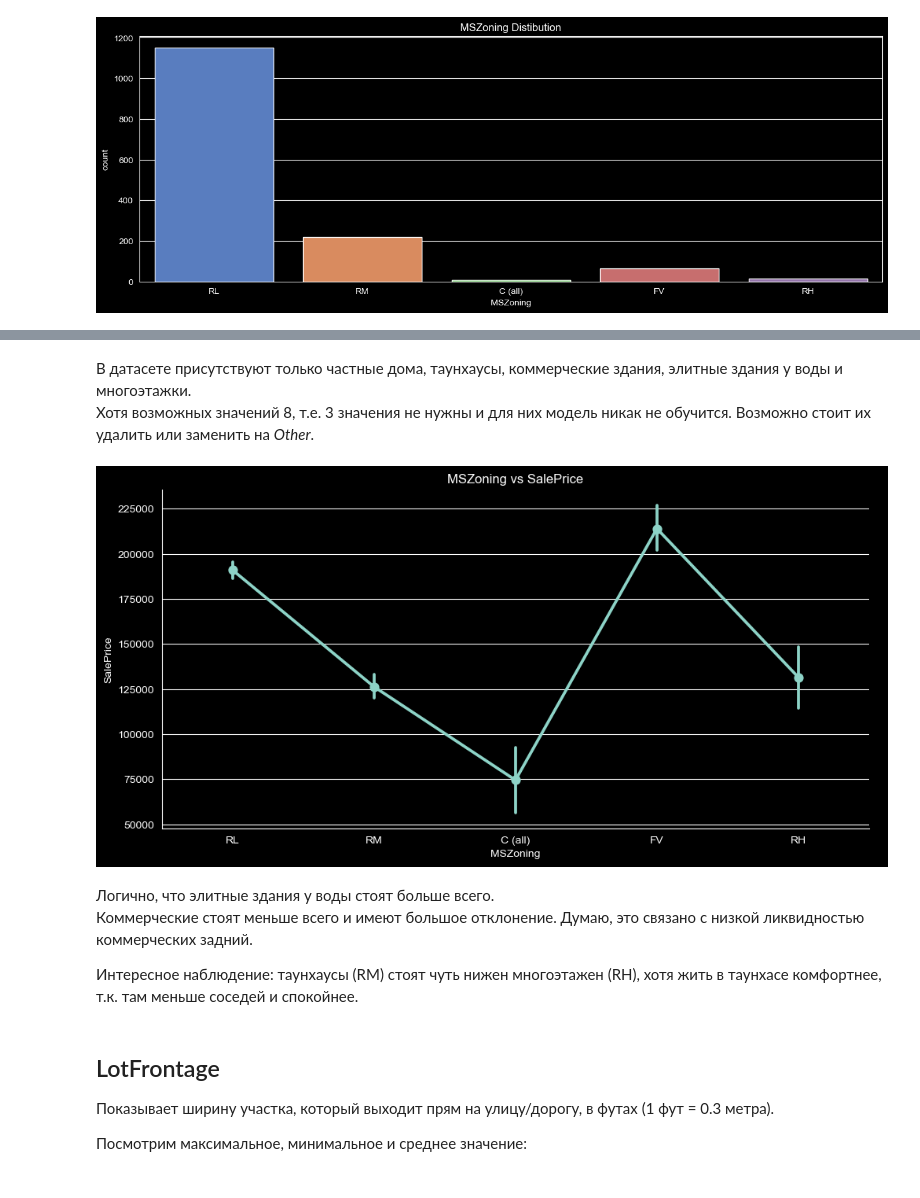
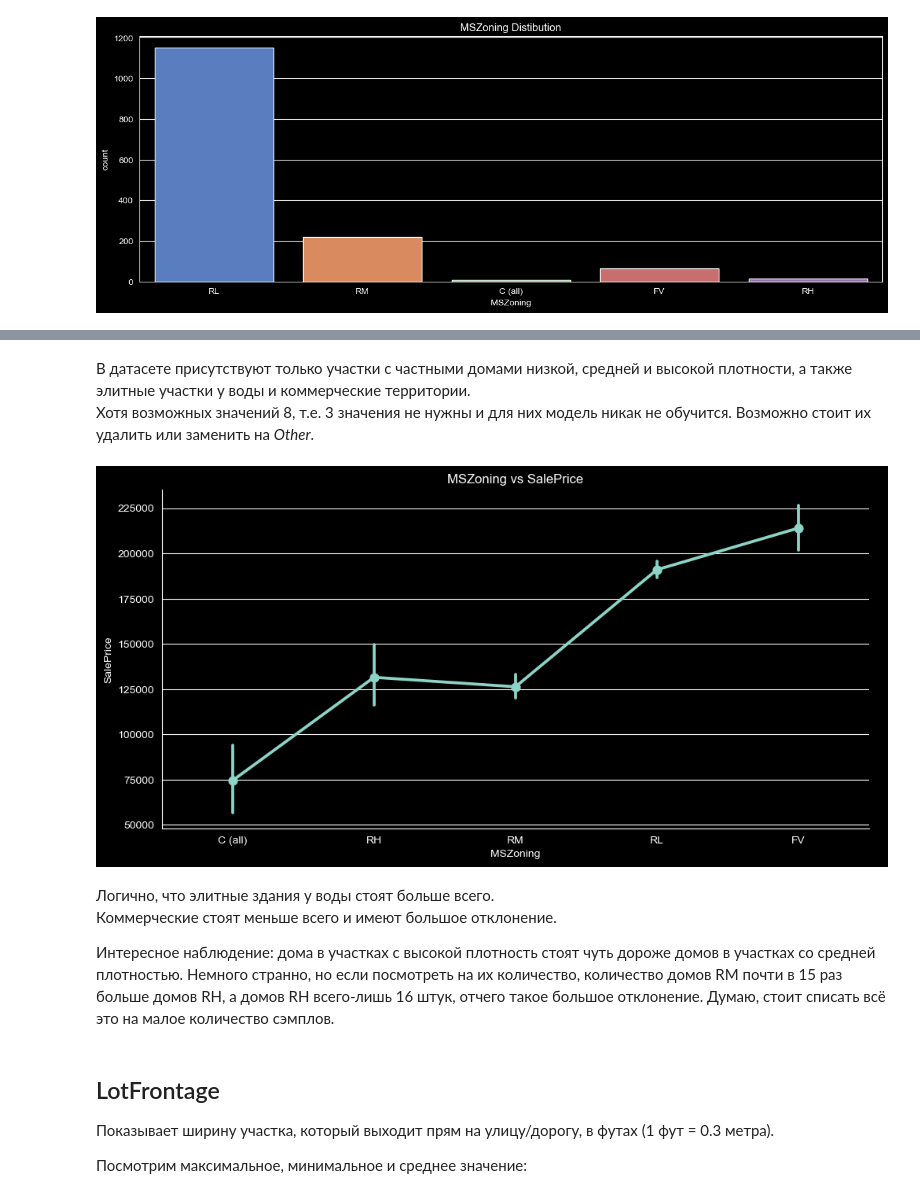
Before and after one commit to SashaCurry/HousePrices, a Jupyter notebook: 1_EDA.ipynb, the cells around one changed output, grey strips where cells are left out. Cells and saved outputs as stored; diff of their text form; code cells hidden in the pictures.

```diff
--- a/1_EDA.ipynb
+++ b/1_EDA.ipynb
@@ -234,23 +247,25 @@ plt.show()
 # %% [markdown]
-В датасете присутствуют только частные дома, таунхаусы, коммерческие здания, элитные здания у воды и многоэтажки.\
+В датасете присутствуют только участки с частными домами низкой, средней и высокой плотности, а также элитные участки у воды и коммерческие территории.\
 Хотя возможных значений 8, т.е. 3 значения не нужны и для них модель никак не обучится. Возможно стоит их удалить или заменить на *Other*.
 # %%
 sns.catplot(data=df,
             x='MSZoning',
+            order=['C (all)', 'RH', 'RM', 'RL', 'FV'],
             y='SalePrice',
             kind='point',
             height=5,
             aspect=2)
 
 plt.title('MSZoning vs SalePrice')
 plt.show()
 # %% [output]
-[figure, old version]
+[figure, new version]
 # %% [markdown]
 Логично, что элитные здания у воды стоят больше всего.\
-Коммерческие стоят меньше всего и имеют большое отклонение. Думаю, это связано с низкой ликвидностью коммерческих задний.
+Коммерческие стоят меньше всего и имеют большое отклонение.
 
-Интересное наблюдение: таунхаусы (RM) стоят чуть нижен многоэтажен (RH), хотя жить в таунхасе комфортнее, т.к. там меньше соседей и спокойнее.
+Интересное наблюдение: дома в участках с высокой плотность стоят чуть дороже домов в участках со средней плотностью. Немного странно, но если посмотреть на их количество,
+количество домов RM почти в 15 раз больше домов RH, а домов RH всего-лишь 16 штук, отчего такое большое отклонение. Думаю, стоит списать всё это на малое количество сэмплов.
 # %% [markdown]
 ## LotFrontage
 Показывает ширину участка, который выходит прям на улицу/дорогу, в футах (1 фут = 0.3 метра).
```
Also changed, not shown: parts of 33 cells of this notebook, 2 other files.
